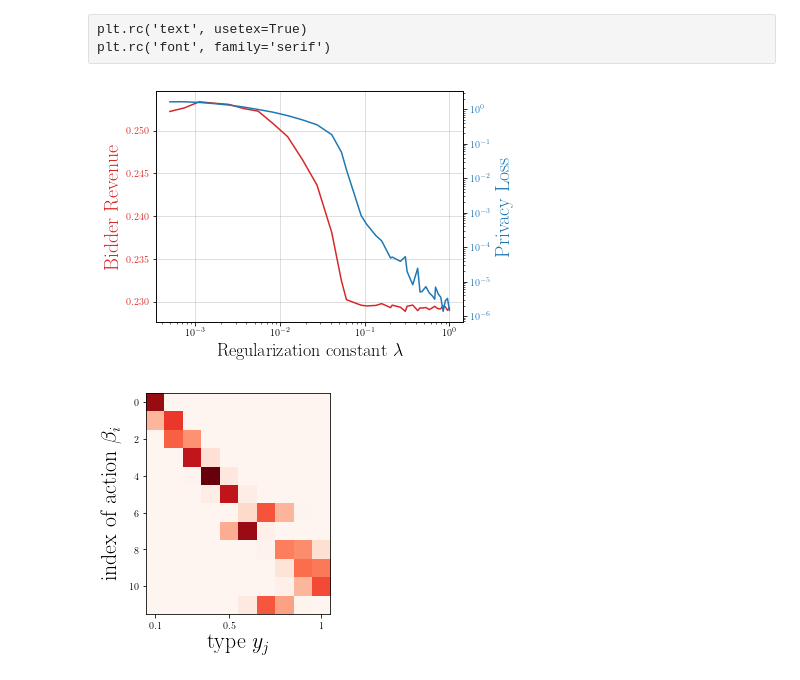
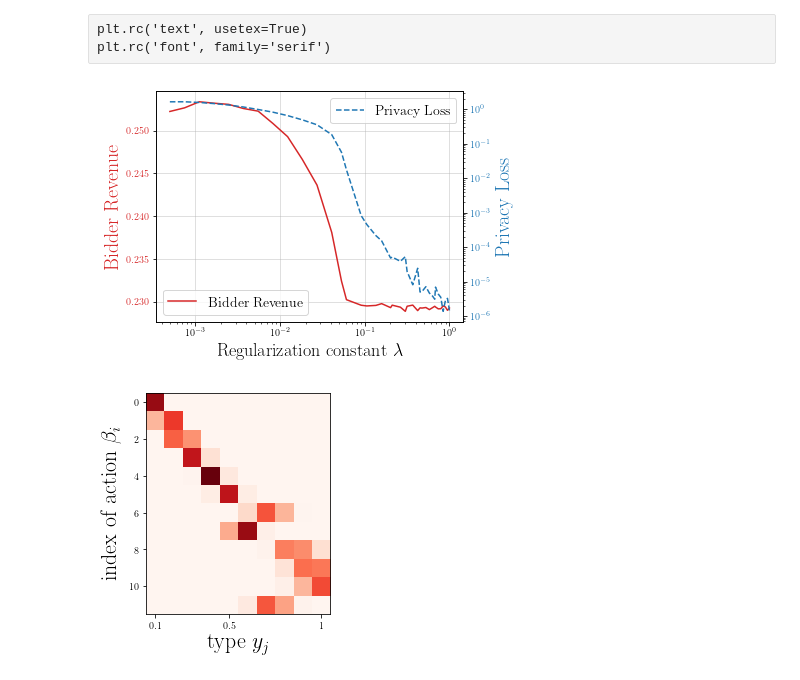
Before and after one commit to eboursier/regularized_private_learning, a Jupyter notebook: auction_plot.ipynb, the cells around one changed output. Saved outputs shown, nothing was run; the diff lists cells and outputs as text; code cells hidden in the pictures.

Commit message:
Plots

```diff
--- a/auction_plot.ipynb
+++ b/auction_plot.ipynb
@@ -60,29 +60,31 @@ for lamb in lambrange:
 # %%
 fig, ax1 = plt.subplots()
 
 color = 'tab:red'
 ax1.set_xlabel('Regularization constant $\lambda$', fontsize=18)
 ax1.set_xscale('log')
 ax1.set_ylabel('Bidder Revenue', color=color, fontsize=20)
-ax1.plot(lambrange, utility, color=color)
+ax1.plot(lambrange, utility, '-', color=color, label='Bidder Revenue')
 ax1.tick_params(axis='y', labelcolor=color)
 #ax1.set_ylim(0, 0.3)
 
 ax2 = ax1.twinx()  # instantiate a second axes that shares the same x-axis
 
 color = 'tab:blue'
 ax2.set_ylabel('Privacy Loss', color=color, fontsize=20)  # we already handled the x-label with ax1
-ax2.plot(lambrange, privacy_losses, color=color)
+ax2.plot(lambrange, privacy_losses, '--', color=color, label='Privacy Loss')
 ax2.set_yscale('log')
 ax2.tick_params(axis='y', labelcolor=color)
 
 fig.tight_layout()  # otherwise the right y-label is slightly clipped
 ax1.grid(alpha=0.5)
+ax2.legend(fontsize=14)
+ax1.legend(loc='lower left', fontsize=14)
 plt.gcf().subplots_adjust(bottom=0.15)
 plt.savefig('figures/tradeoff_K{}.pgf'.format(K))
 plt.show()
 # %% [output]
-[figure, old version]
+[figure, new version]
 # %%
 exp=1
 lamb = 0.001
```
Also changed, not shown: parts of 2 cells of this notebook, 2 other files.
